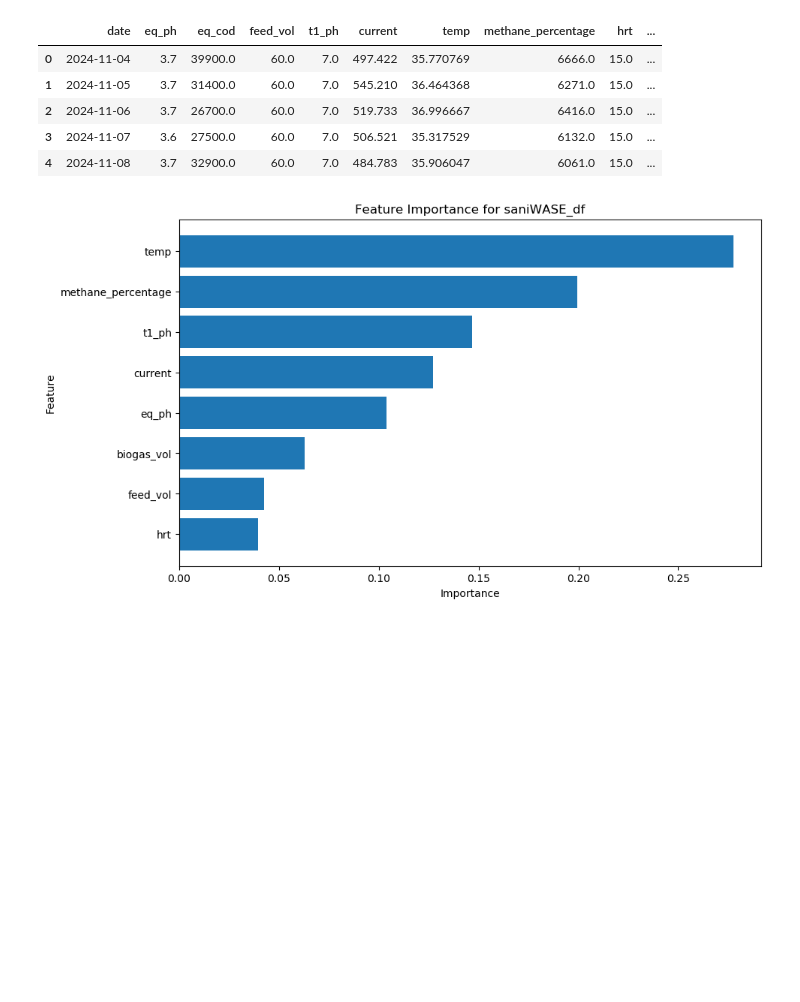
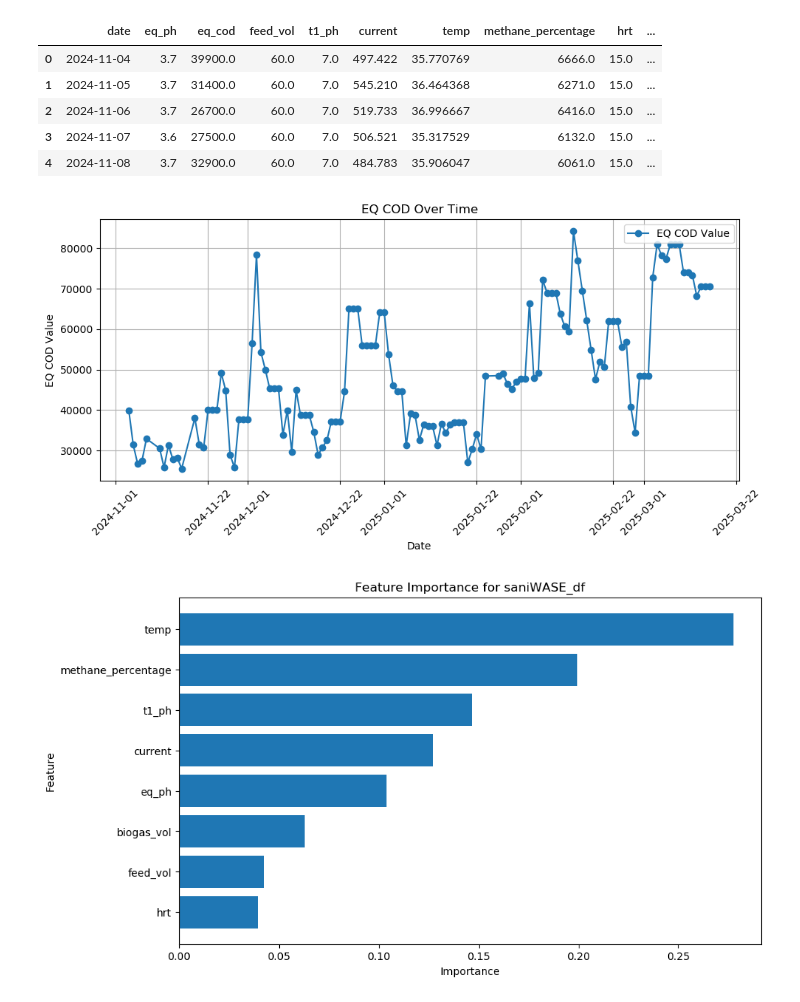
Before and after one commit to harverutland/direct_model_transferlearning_COOK, a Jupyter notebook: Direct_transfer_learning2_classification_randomforest1_eqCOD_ensemble/transfer_learning_ml_pipeline1.ipynb, the cells around one changed output. Cells and saved outputs as stored; diff of their text form; code cells hidden in the pictures; blank space fills up the shorter version.

```diff
--- a/Direct_transfer_learning2_classification_randomforest1_eqCOD_ensemble/transfer_learning_ml_pipeline1.ipynb
+++ b/Direct_transfer_learning2_classification_randomforest1_eqCOD_ensemble/transfer_learning_ml_pipeline1.ipynb
@@ -125,18 +130,31 @@ cook_df_interpolated = cook_df_interpolated.dropna()
 # %%
 import plotly.express as px
 
 # Assuming 'df' is your dataframe and it has 'date' as the index.
 # If 'date' is not the index, ensure it is converted to a datetime column in the dataframe.
 
 # Convert index to a column if needed
 cook_df.reset_index(inplace=True)
 
-fig = px.line(cook_df, x='date', y='eq_cod', title='EQ COD Over Time', labels={'eq_cod': 'EQ COD Value'})
-fig.update_xaxes(title_text='Date')
-fig.update_yaxes(title_text='EQ COD Value')
-fig.update_layout(showlegend=True)
+# fig = px.line(cook_df, x='date', y='eq_cod', title='EQ COD Over Time', labels={'eq_cod': 'EQ COD Value'})
+# fig.update_xaxes(title_text='Date')
+# fig.update_yaxes(title_text='EQ COD Value')
+# fig.update_layout(showlegend=True)
 
-fig.show()
+# fig.show()
+# Create a line plot of EQ COD over time
+plt.figure(figsize=(10, 5))  # Adjust the figure size as needed
+plt.plot(cook_df['date'], cook_df['eq_cod'], label='EQ COD Value', marker='o')  # 'o' adds markers to each data point
+plt.title('EQ COD Over Time')  # Set the title of the graph
+plt.xlabel('Date')  # Set the label for the x-axis
+plt.ylabel('EQ COD Value')  # Set the label for the y-axis
+plt.legend()  # Display the legend
+plt.grid(True)  # Enable grid for better readability
+plt.xticks(rotation=45)  # Rotate the x-axis labels for better readability
+plt.tight_layout()  # Automatically adjust subplot parameters to give the plot a proper layout
+plt.show()  # Display the plot
+# %% [output]
+[figure, added]
 # %%
 # Import necessary libraries
 from sklearn.ensemble import RandomForestRegressor
```
Also changed, not shown: parts of 3 cells of this notebook.
